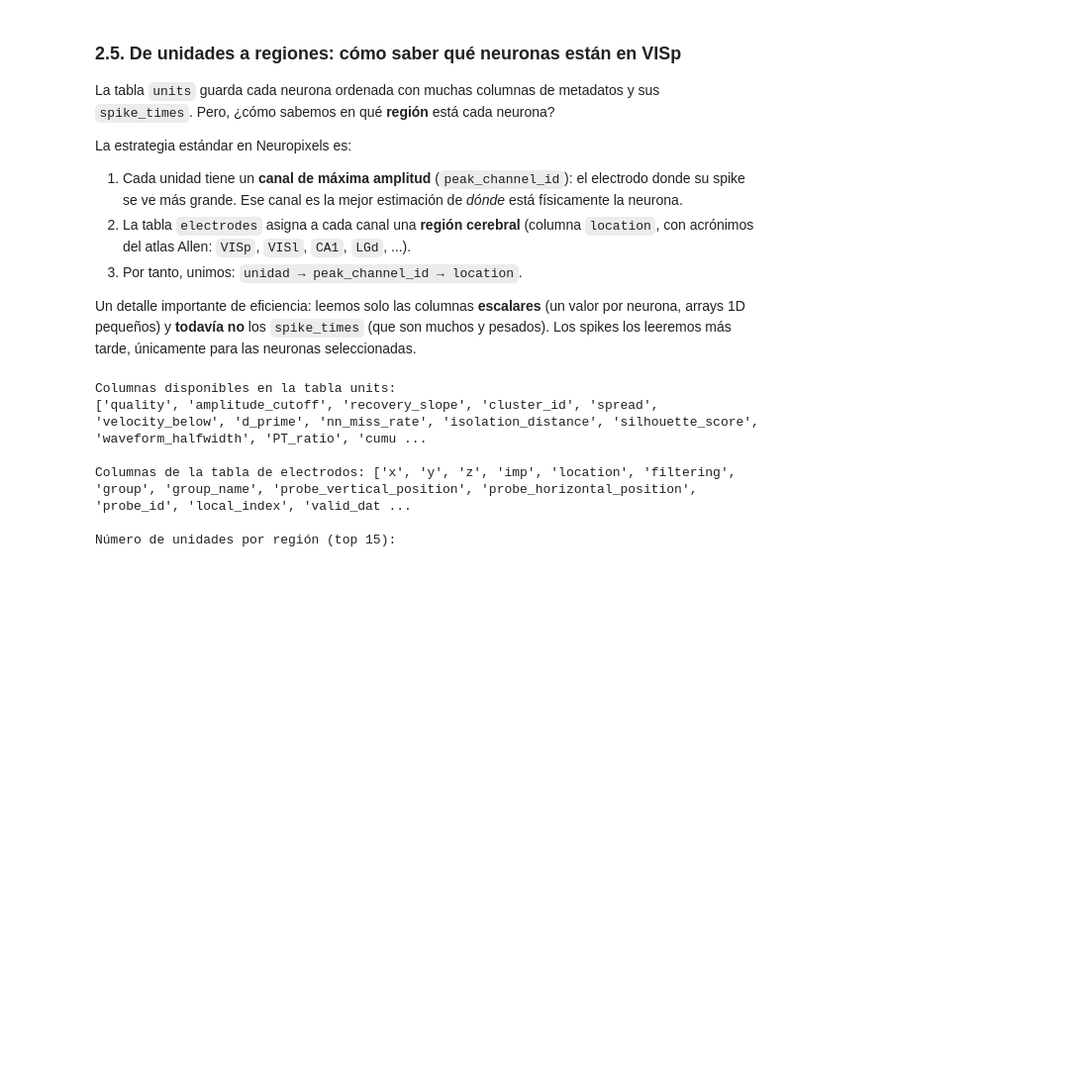
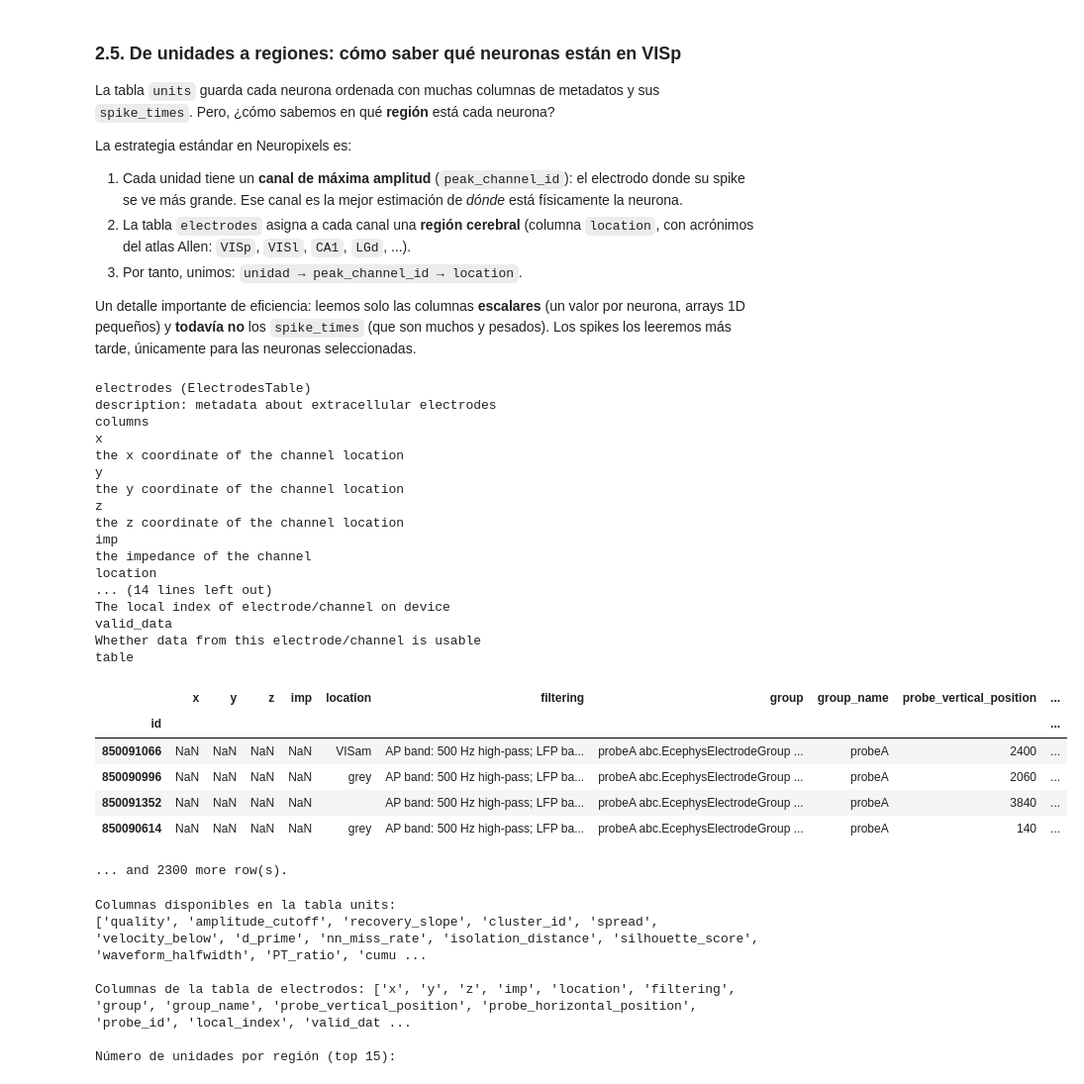
Before and after one commit to Megaomega99/NeuroDataReHack2026, a Jupyter notebook: tutorial_estado_neuronal_dandi000021.ipynb, the cells around one changed output. Shown at 99% size. Saved outputs shown, nothing was run; the diff lists cells and outputs as text; code cells hidden in the pictures; blank space fills up the shorter version.

```diff
--- a/tutorial_estado_neuronal_dandi000021.ipynb
+++ b/tutorial_estado_neuronal_dandi000021.ipynb
@@ -193,6 +193,33 @@ La estrategia estándar en Neuropixels es:
 3. Por tanto, unimos: `unidad → peak_channel_id → location`.
 
 Un detalle importante de eficiencia: leemos solo las columnas **escalares** (un valor por neurona, arrays 1D pequeños) y **todavía no** los `spike_times` (que son muchos y pesados). Los spikes los leeremos más tarde, únicamente para las neuronas seleccionadas.
+# %%
+nwb.electrodes
+# %% [output]
+electrodes (ElectrodesTable)
+description: metadata about extracellular electrodes
+columns
+x
+the x coordinate of the channel location
+y
+the y coordinate of the channel location
+z
+the z coordinate of the channel location
+imp
+the impedance of the channel
+location
+... (14 lines left out)
+The local index of electrode/channel on device
+valid_data
+Whether data from this electrode/channel is usable
+table
+|  | x | y | z | imp | location | filtering | group | group_name | probe_vertical_position | ... |
+| id |  |  |  |  |  |  |  |  |  | ... |
+| 850091066 | NaN | NaN | NaN | NaN | VISam | AP band: 500 Hz high-pass; LFP ba... | probeA abc.EcephysElectrodeGroup ... | probeA | 2400 | ... |
+| 850090996 | NaN | NaN | NaN | NaN | grey | AP band: 500 Hz high-pass; LFP ba... | probeA abc.EcephysElectrodeGroup ... | probeA | 2060 | ... |
+| 850091352 | NaN | NaN | NaN | NaN |  | AP band: 500 Hz high-pass; LFP ba... | probeA abc.EcephysElectrodeGroup ... | probeA | 3840 | ... |
+| 850090614 | NaN | NaN | NaN | NaN | grey | AP band: 500 Hz high-pass; LFP ba... | probeA abc.EcephysElectrodeGroup ... | probeA | 140 | ... |
+... and 2300 more row(s).
 # %%
 # --- Metadatos de las unidades (SIN cargar spike_times todavía) ---
 colnames = list(nwb.units.colnames)
```
Also changed, not shown: parts of 2 cells of this notebook, 2 other files.
